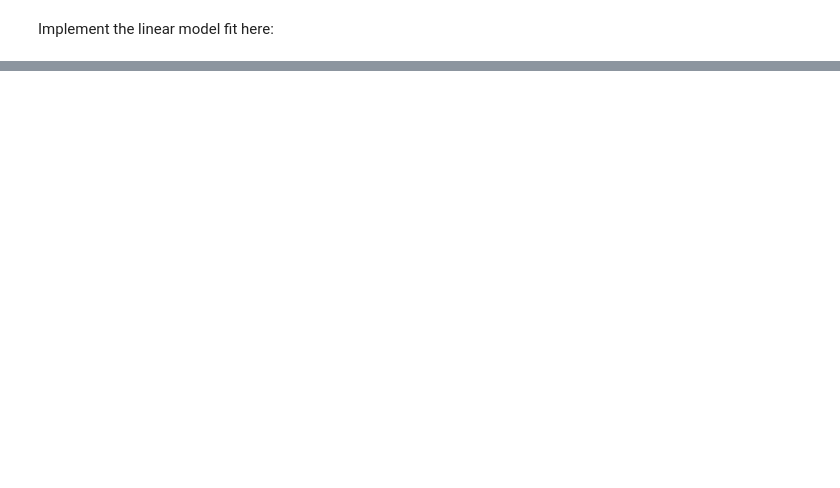
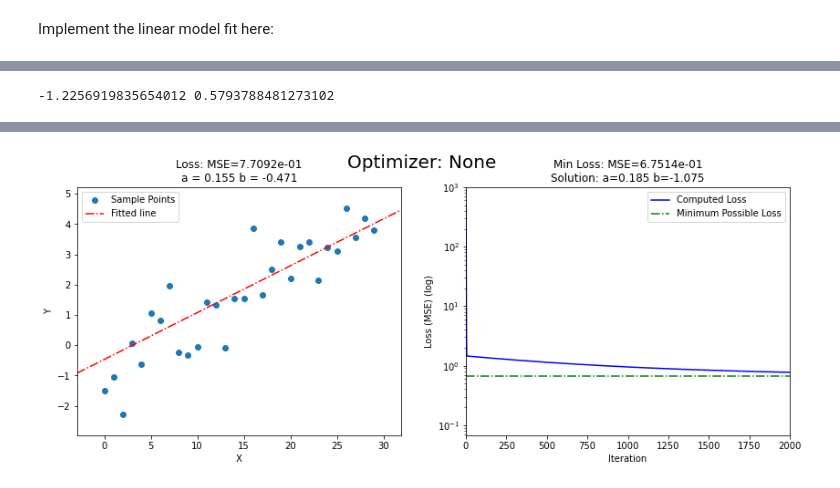
Before and after one commit to postolache/onboarding-ml, a Jupyter notebook: 04. Tensorflow Intro/tensorflow-intro.ipynb, the cells around one changed output, grey strips where cells are left out. Saved outputs shown, nothing was run; the diff lists cells and outputs as text; code cells hidden in the pictures; blank space fills up the shorter version.

Commit message:
added optimizers and some animation

```diff
--- a/04. Tensorflow Intro/tensorflow-intro.ipynb
+++ b/04. Tensorflow Intro/tensorflow-intro.ipynb
@@ -275,3 +320,41 @@ plt.scatter(x_train, y_train);
+# %%
+def draw_progress(x, y, slope, intercept, losses, n_iter=25, fig=None, axs=None, opt=None):
+    if fig is None or axs is None:
+        fig, axs = plt.subplots(1, 2, figsize=(14,5))
+    if opt:
+        l = opt._name
+    else:
+        l = "None"
+    fig.suptitle(f'Optimizer: {l}', fontsize=20)
+    draw_scatter(x, y, slope, intercept, ax=axs[0])
+
+    # Draw loss-chart.  Hardcode a few more parameters for simplicity
+    xmin, xmax = 0, n_iter
+    ymin, ymax = min_mse/10.0, 1000
+
+    axs[1].plot(range(len(losses)), losses, 'b-', label='Computed Loss')
+    axs[1].plot([xmin, xmax], [min_mse, min_mse], 'g-.', label='Minimum Possible Loss')
+    axs[1].set_xlim(xmin, xmax)
+    axs[1].set_ylim(ymin, ymax)
+    axs[1].set_xlabel('Iteration')
+    axs[1].set_ylabel('Loss (MSE) (log)')
+    axs[1].legend(loc='upper right')
+    #axs[1].set_aspect(xmax/float(ymax))
+    plt.xscale("linear")
+    plt.yscale("log")
+
+    # Update the axis titles
+    #mse = calc_mean_sq_error(df, slope, intercept) if len(mse_hist)==0 else mse_hist[-1]
+
+    axs[1].set_title(f'Min Loss: MSE={min_mse:.4e}\nSolution: a={true_slope:.3f} b={true_intercept:.3f}')
+    #plt.tight_layout(3.0)
+
+    #if file_out:
+    #    fig.savefig(file_out)
+
+    return fig, axs
+
+#draw_progress(x_train, y_train, 0.2, -1, losses, N_STEPS)
 # %% [markdown]
 Implement the linear model fit here:
 # %%
@@ -333,0 +411,9 @@ plt.plot(x_train, linear_model(x_train, interm_a[-1], interm_b[-1]));
+# %%
+a = np.random.randn(); b = np.random.randn();
+print(a,b)
+# %% [output]
+-1.2256919835654012 0.5793788481273102
+# %%
+%%time
+run_simulation(N_STEPS=2000, a_start=a, b_start=b)
+# %% [output]
@@ -333,0 +421 @@ plt.plot(x_train, linear_model(x_train, interm_a[-1], interm_b[-1]));
+[figure, added]
```
Also changed, not shown: parts of 22 cells of this notebook.
